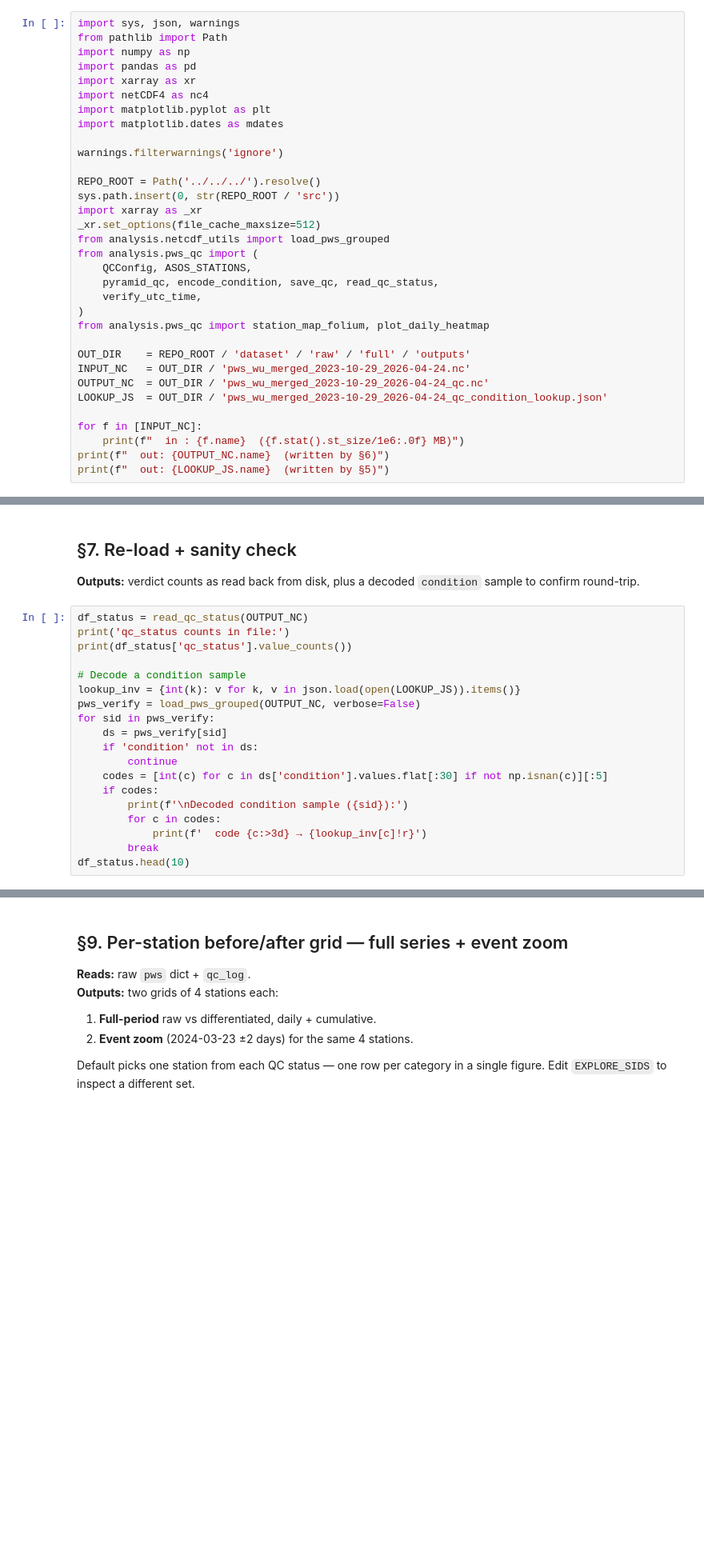
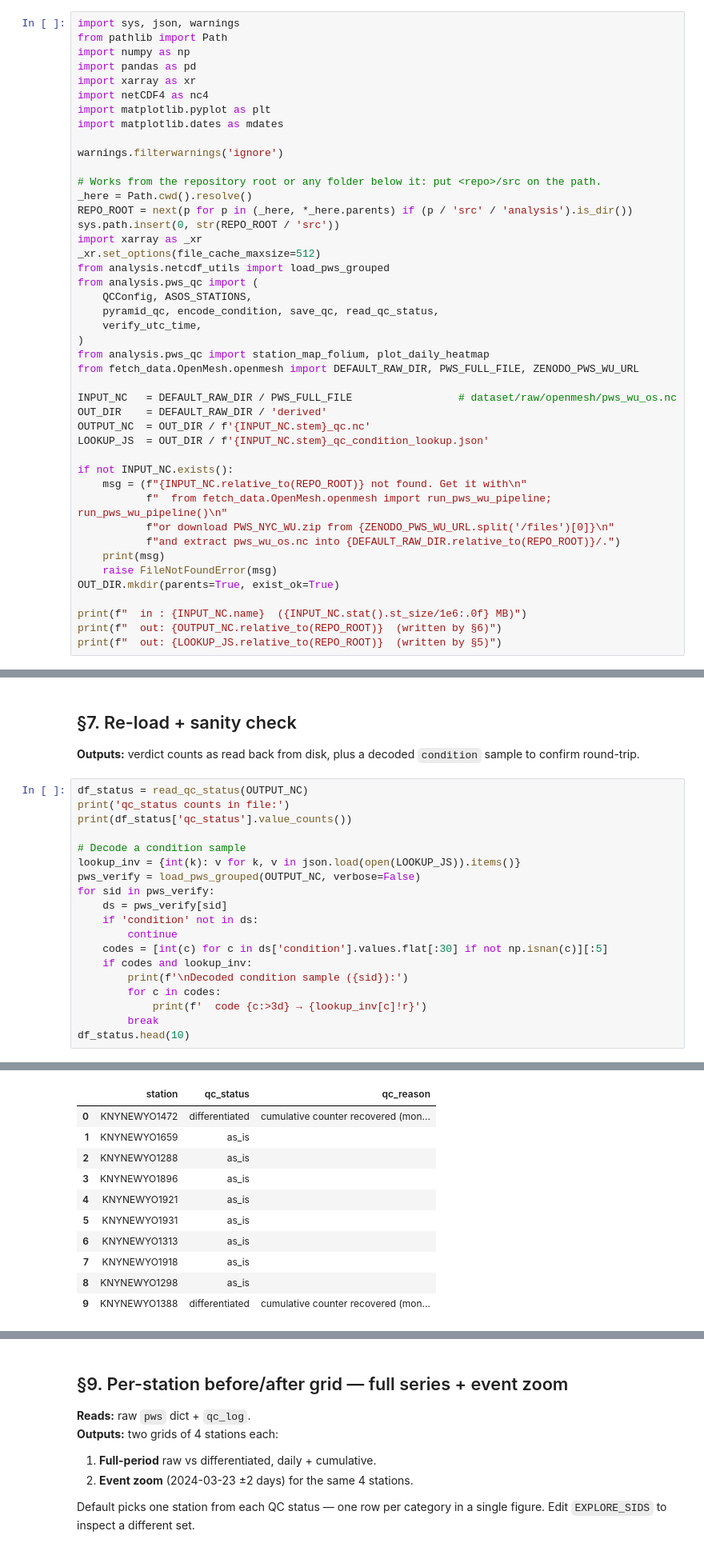
Before and after one commit to drorjac/OpenMesh, a Jupyter notebook: src/analysis/notebooks/wu_pws_qc.ipynb, the cells around one changed output, grey strips where cells are left out. Shown at 80% size. Saved outputs shown, nothing was run; the diff lists cells and outputs as text; blank space fills up the shorter version.

```diff
--- a/src/analysis/notebooks/wu_pws_qc.ipynb
+++ b/src/analysis/notebooks/wu_pws_qc.ipynb
@@ -27,7 +29,9 @@ import matplotlib.dates as mdates
 
 warnings.filterwarnings('ignore')
 
-REPO_ROOT = Path('../../../').resolve()
+# Works from the repository root or any folder below it: put <repo>/src on the path.
+_here = Path.cwd().resolve()
+REPO_ROOT = next(p for p in (_here, *_here.parents) if (p / 'src' / 'analysis').is_dir())
 sys.path.insert(0, str(REPO_ROOT / 'src'))
 import xarray as _xr
 _xr.set_options(file_cache_maxsize=512)
@@ -38,13 +42,22 @@ from analysis.pws_qc import (
     verify_utc_time,
 )
 from analysis.pws_qc import station_map_folium, plot_daily_heatmap
+from fetch_data.OpenMesh.openmesh import DEFAULT_RAW_DIR, PWS_FULL_FILE, ZENODO_PWS_WU_URL
 
-OUT_DIR    = REPO_ROOT / 'dataset' / 'raw' / 'full' / 'outputs'
-INPUT_NC   = OUT_DIR / 'pws_wu_merged_2023-10-29_2026-04-24.nc'
-OUTPUT_NC  = OUT_DIR / 'pws_wu_merged_2023-10-29_2026-04-24_qc.nc'
-LOOKUP_JS  = OUT_DIR / 'pws_wu_merged_2023-10-29_2026-04-24_qc_condition_lookup.json'
+INPUT_NC   = DEFAULT_RAW_DIR / PWS_FULL_FILE                 # dataset/raw/openmesh/pws_wu_os.nc
+OUT_DIR    = DEFAULT_RAW_DIR / 'derived'
+OUTPUT_NC  = OUT_DIR / f'{INPUT_NC.stem}_qc.nc'
+LOOKUP_JS  = OUT_DIR / f'{INPUT_NC.stem}_qc_condition_lookup.json'
 
-for f in [INPUT_NC]:
-    print(f"  in : {f.name}  ({f.stat().st_size/1e6:.0f} MB)")
-print(f"  out: {OUTPUT_NC.name}  (written by §6)")
-print(f"  out: {LOOKUP_JS.name}  (written by §5)")
+if not INPUT_NC.exists():
+    msg = (f"{INPUT_NC.relative_to(REPO_ROOT)} not found. Get it with\n"
+           f"  from fetch_data.OpenMesh.openmesh import run_pws_wu_pipeline; run_pws_wu_pipeline()\n"
+           f"or download PWS_NYC_WU.zip from {ZENODO_PWS_WU_URL.split('/files')[0]}\n"
+           f"and extract pws_wu_os.nc into {DEFAULT_RAW_DIR.relative_to(REPO_ROOT)}/.")
+    print(msg)
+    raise FileNotFoundError(msg)
+OUT_DIR.mkdir(parents=True, exist_ok=True)
+
+print(f"  in : {INPUT_NC.name}  ({INPUT_NC.stat().st_size/1e6:.0f} MB)")
+print(f"  out: {OUTPUT_NC.relative_to(REPO_ROOT)}  (written by §6)")
+print(f"  out: {LOOKUP_JS.relative_to(REPO_ROOT)}  (written by §5)")
@@ -138,9 +208,10 @@ for sid in pws_verify:
     if 'condition' not in ds:
         continue
     codes = [int(c) for c in ds['condition'].values.flat[:30] if not np.isnan(c)][:5]
-    if codes:
+    if codes and lookup_inv:
         print(f'\nDecoded condition sample ({sid}):')
         for c in codes:
             print(f'  code {c:>3d} → {lookup_inv[c]!r}')
         break
 df_status.head(10)
+# %% [output]
@@ -147,3 +224,14 @@ df_status.head(10)
+|  | station | qc_status | qc_reason |
+| 0 | KNYNEWYO1472 | differentiated | cumulative counter recovered (mon... |
+| 1 | KNYNEWYO1659 | as_is |  |
+| 2 | KNYNEWYO1288 | as_is |  |
+| 3 | KNYNEWYO1896 | as_is |  |
+| 4 | KNYNEWYO1921 | as_is |  |
+| 5 | KNYNEWYO1931 | as_is |  |
+| 6 | KNYNEWYO1313 | as_is |  |
+| 7 | KNYNEWYO1918 | as_is |  |
+| 8 | KNYNEWYO1298 | as_is |  |
+| 9 | KNYNEWYO1388 | differentiated | cumulative counter recovered (mon... |
 # %% [markdown]
 ## §8. Explore — paste a station ID + event date to see before/after
 
```
Also changed, not shown: parts of 17 cells of this notebook, 55 other files.
